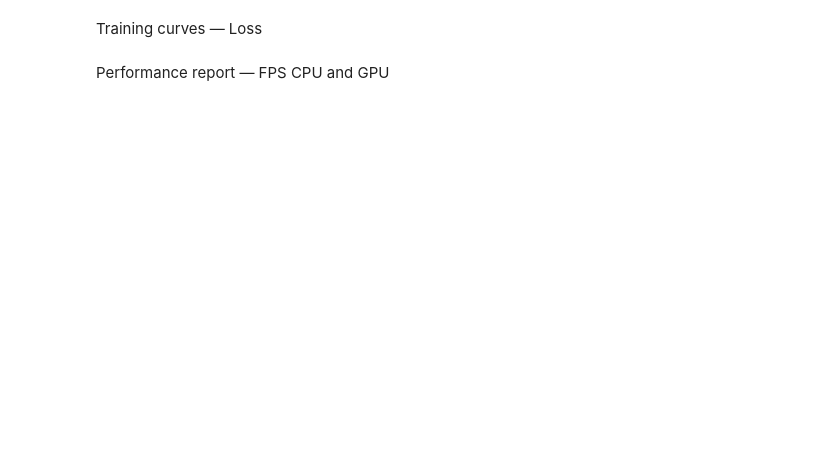
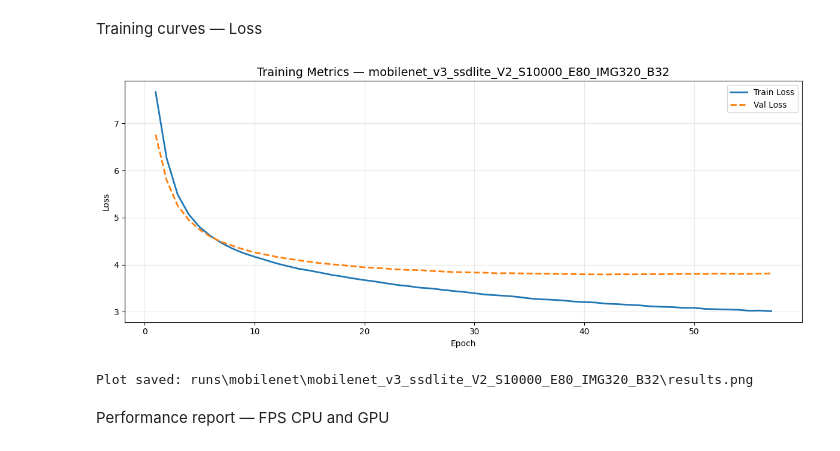
Before and after one commit to DideleKumpel/real-time-alaysis-research, a Jupyter notebook: scripts/MobileNetSSD/MobileNet_Training_Blackwell.ipynb, the cells around one changed output. Saved outputs shown, nothing was run; the diff lists cells and outputs as text; code cells hidden in the pictures; blank space fills up the shorter version.

Commit message:
new mobileNET model on pretreined COCO backbone weights

```diff
--- a/scripts/MobileNetSSD/MobileNet_Training_Blackwell.ipynb
+++ b/scripts/MobileNetSSD/MobileNet_Training_Blackwell.ipynb
@@ -28,19 +35,19 @@ RATIO_OF_TRAIN_SAMPLES = 0.8
 NUMBER_OF_TRAIN_SAMPLES = int(NUMBER_OF_SAMPLES * RATIO_OF_TRAIN_SAMPLES)
 
 # train variables
-EPOCHS   = 50      # MobileNet konwerguje szybciej niż YOLO
+EPOCHS   = 80
 BATCH    = 32
-WORKERS  = 4
-IMG_SIZE = 320     # SSDLite320 wymaga stałego rozmiaru 320px
-LR       = 0.01
-PATIENCE = 10
+WORKERS  = 0
+IMG_SIZE = 320
+LR       = 0.0005
+PATIENCE = 15
 
-# WAŻNE: indeks 0 = tło (wymagane przez torchvision detection)
+# indeks 0 = bacckground, 1 = person, 2 = head
 CLASSES     = ["__background__", "Person", "Human head"]
 NUM_CLASSES = len(CLASSES)  # 3
 
 MODEL_TYPE = "mobilenet_v3_ssdlite"
-VERSION    = 1
+VERSION    = 2
 MODEL_NAME = f"{MODEL_TYPE}_V{VERSION}_S{NUMBER_OF_SAMPLES}_E{EPOCHS}_IMG{IMG_SIZE}_B{BATCH}"
 
 print(f"Model name: {MODEL_NAME}")
@@ -207,7 +248,7 @@ class COCODetectionDataset(Dataset):
         img      = Image.open(img_info["file_name"]).convert("RGB")
         ow, oh   = img.size
 
-        # augmentacja — horizontal flip (taka sama jak w YOLO: fliplr=0.5)
+        # augmentation — horizontal flip (taka sama jak w YOLO: fliplr=0.5)
         flip = self.augment and random.random() > 0.5
         if flip:
             img = img.transpose(Image.FLIP_LEFT_RIGHT)
@@ -244,8 +285,7 @@ def collate_fn(batch):
 train_dataset = COCODetectionDataset(os.path.join(coco_json_dir, "train.json"), IMG_SIZE, augment=True)
 val_dataset   = COCODetectionDataset(os.path.join(coco_json_dir, "val.json"),   IMG_SIZE, augment=False)
 
-train_loader  = DataLoader(train_dataset, batch_size=BATCH, shuffle=True,  num_workers=WORKERS, collate_fn=collate_fn, pin_memory=True)
-val_loader    = DataLoader(val_dataset,   batch_size=BATCH, shuffle=False, num_workers=WORKERS, collate_fn=collate_fn, pin_memory=True)
-
+train_loader = DataLoader(train_dataset, batch_size=BATCH, shuffle=True, num_workers=0, pin_memory=True, collate_fn=collate_fn)
+val_loader   = DataLoader(val_dataset,   batch_size=BATCH, shuffle=False, num_workers=0, pin_memory=True, collate_fn=collate_fn)
 print(f"Train: {len(train_dataset)} próbek | {len(train_loader)} batchy")
 print(f"Val:   {len(val_dataset)} próbek | {len(val_loader)} batchy")
@@ -341,22 +402,25 @@ Training curves — Loss
 # %%
 import matplotlib.pyplot as plt
 import pandas as pd
 
 results_csv = run_dir / "results.csv"
 df = pd.read_csv(results_csv)
 
 fig, ax = plt.subplots(figsize=(12, 5))
 ax.plot(df["epoch"], df["train_loss"], label="Train Loss", linewidth=2)
 ax.plot(df["epoch"], df["val_loss"],   label="Val Loss",   linewidth=2, linestyle="--")
-ax.set_xlabel("Epoka")
-ax.set_ylabel("Wartość straty")
+ax.set_xlabel("Epoch")
+ax.set_ylabel("Loss")
 ax.set_title(f"Training Metrics — {MODEL_NAME}", fontsize=14)
 ax.legend()
 ax.grid(True, alpha=0.3)
 plt.tight_layout()
 plt.savefig(run_dir / "results.png", dpi=150)
 plt.show()
-print(f"Wykres zapisany: {run_dir / 'results.png'}")
+print(f"Plot saved: {run_dir / 'results.png'}")
+# %% [output]
+[figure, added]
+Plot saved: runs\mobilenet\mobilenet_v3_ssdlite_V2_S10000_E80_IMG320_B32\results.png
 # %% [markdown]
 Performance report — FPS CPU and GPU
 # %%
```
Also changed, not shown: parts of 17 cells of this notebook, 4 other files.
